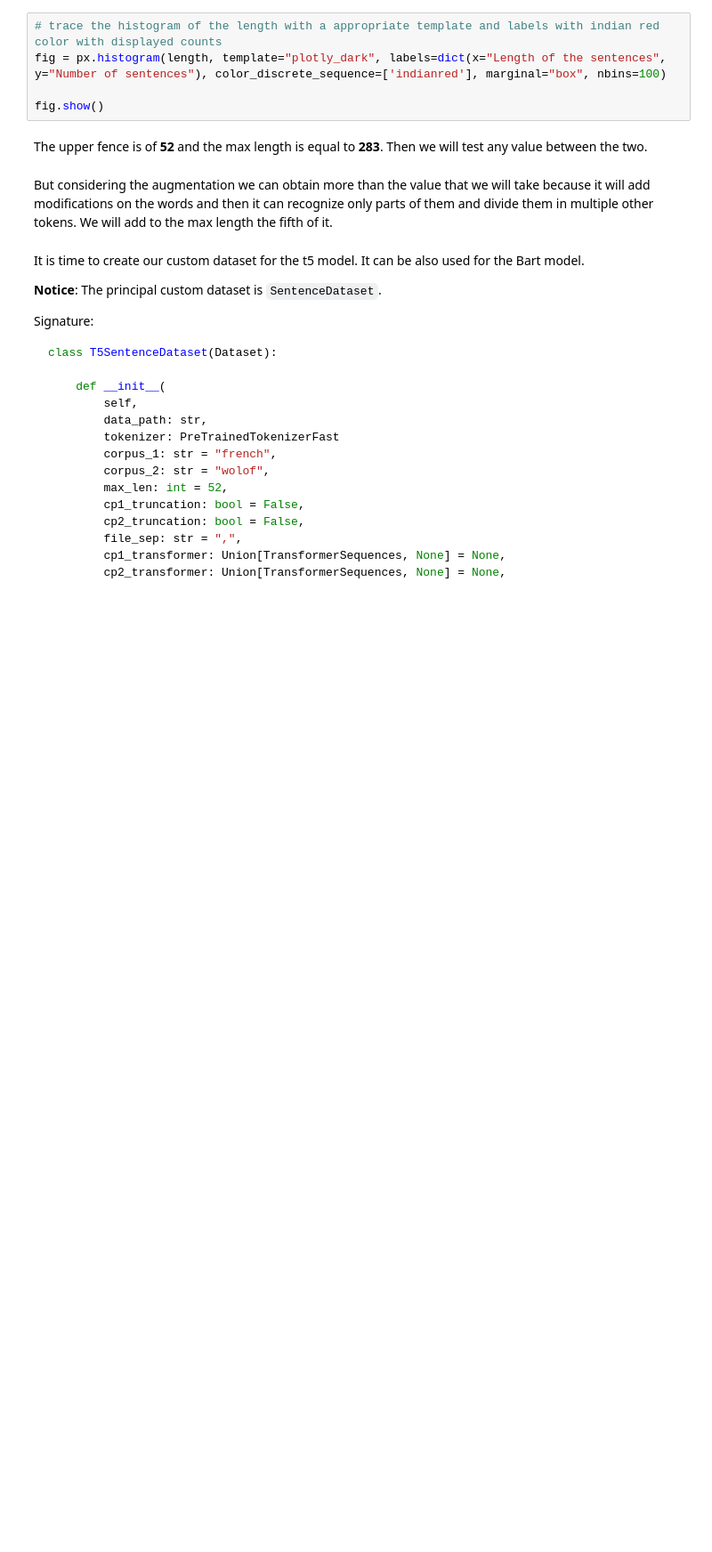
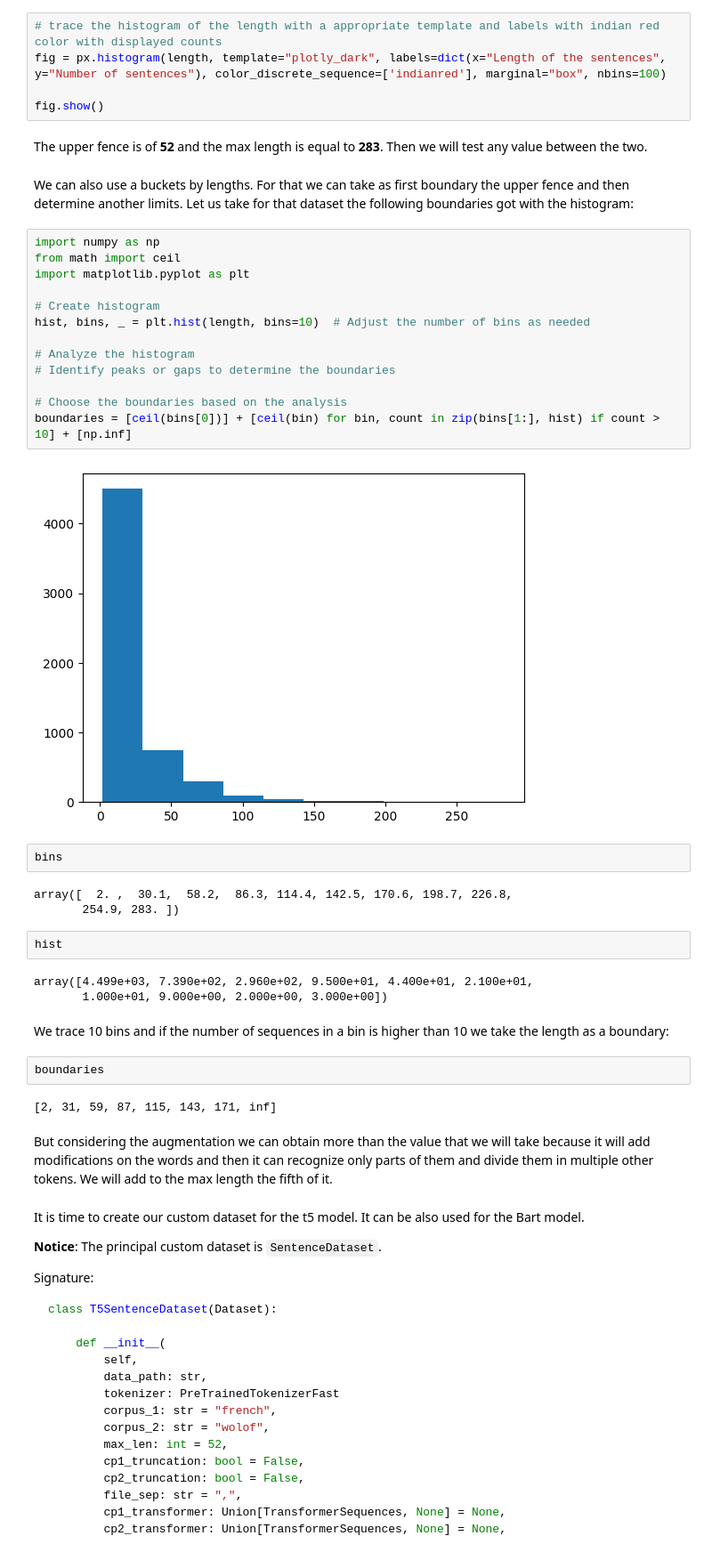
Before and after one commit to Oumar199/Wolof_traduction, a Jupyter notebook: creating_tokenizer_for_all_sentences_3.ipynb, the cells around one changed output. Shown at 89% size. Cells and saved outputs as stored; diff of their text form; blank space fills up the shorter version.

Commit message:
adding bucket dataset

```diff
--- a/creating_tokenizer_for_all_sentences_3.ipynb
+++ b/creating_tokenizer_for_all_sentences_3.ipynb
@@ -208,6 +208,39 @@ fig = px.histogram(length, template="plotly_dark", labels=dict(x="Length of the
 fig.show()
 # %% [markdown]
 The upper fence is of **52** and the max length is equal to **283**. Then we will test any value between the two.
+# %% [markdown]
+We can also use a buckets by lengths. For that we can take as first boundary the upper fence and then determine another limits. Let us take for that dataset the following boundaries got with the histogram:
+# %%
+import numpy as np
+from math import ceil
+import matplotlib.pyplot as plt
+
+# Create histogram
+hist, bins, _ = plt.hist(length, bins=10)  # Adjust the number of bins as needed
+
+# Analyze the histogram
+# Identify peaks or gaps to determine the boundaries
+
+# Choose the boundaries based on the analysis
+boundaries = [ceil(bins[0])] + [ceil(bin) for bin, count in zip(bins[1:], hist) if count > 10] + [np.inf]
+# %% [output]
+[figure, added]
+# %%
+bins
+# %% [output]
+array([  2. ,  30.1,  58.2,  86.3, 114.4, 142.5, 170.6, 198.7, 226.8,
+       254.9, 283. ])
+# %%
+hist
+# %% [output]
+array([4.499e+03, 7.390e+02, 2.960e+02, 9.500e+01, 4.400e+01, 2.100e+01,
+       1.000e+01, 9.000e+00, 2.000e+00, 3.000e+00])
+# %% [markdown]
+We trace 10 bins and if the number of sequences in a bin is higher than 10 we take the length as a boundary:
+# %%
+boundaries
+# %% [output]
+[2, 31, 59, 87, 115, 143, 171, inf]
 # %% [markdown]
 But considering the augmentation we can obtain more than the value that we will take because it will add modifications on the words and then it can recognize only parts of them and divide them in multiple other tokens. We will add to the max length the fifth of it.
 # %% [markdown]
```
Also changed, not shown: parts of 1 cell of this notebook, 3 other files.
